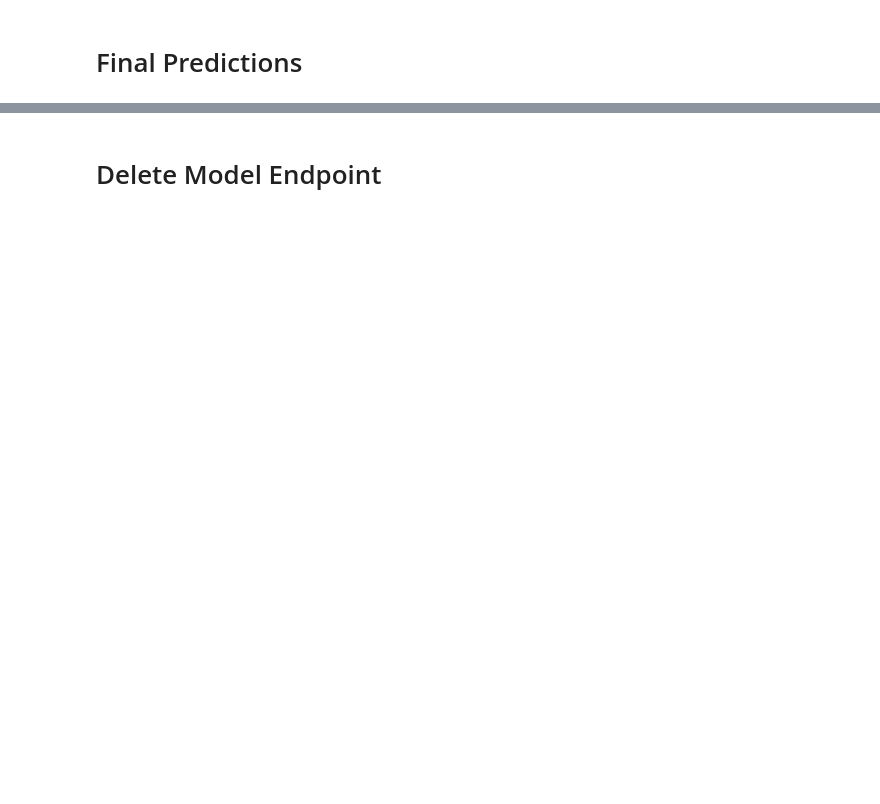
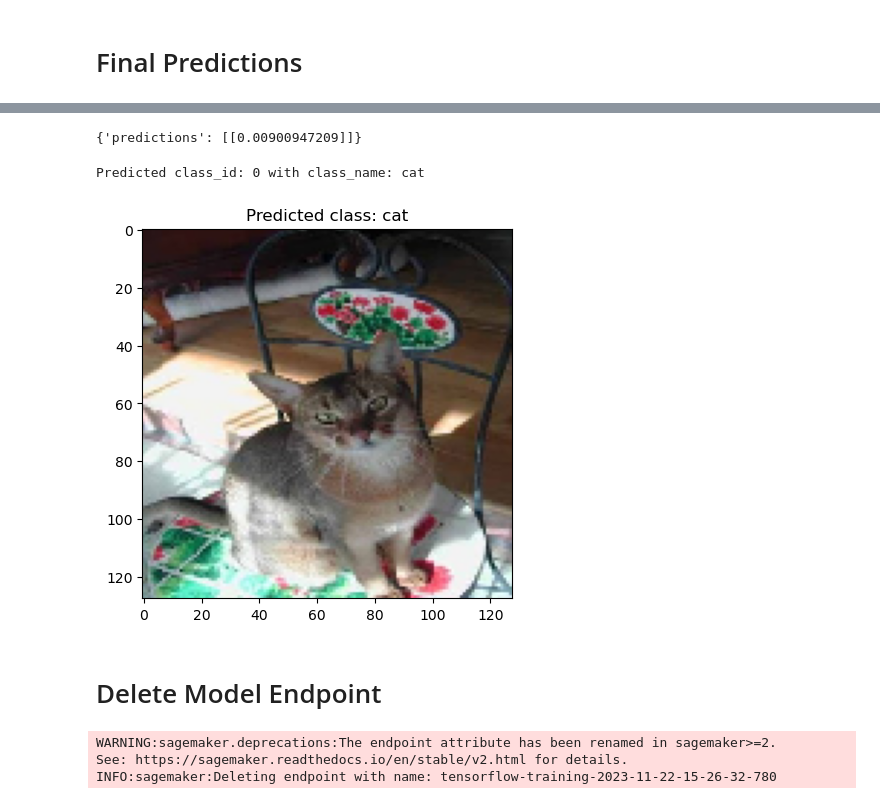
Before and after one commit to QsingularityAi/AWS-Project, a Jupyter notebook: pre_trainmodel_image_Analysis/Tensorflow Model in AWS.ipynb, the cells around one changed output, grey strips where cells are left out. Saved outputs shown, nothing was run; the diff lists cells and outputs as text; code cells hidden in the pictures; blank space fills up the shorter version.

```diff
--- a/pre_trainmodel_image_Analysis/Tensorflow Model in AWS.ipynb
+++ b/pre_trainmodel_image_Analysis/Tensorflow Model in AWS.ipynb
@@ -241,7 +247,7 @@ from sagemaker.tensorflow import TensorFlow
 pets_estimator = TensorFlow(
     entry_point='train.py',
     role=role,
-    train_instance_type='ml.p2.xlarge',
+    train_instance_type='ml.m5.xlarge',
     train_instance_count=1,
     framework_version='2.1.0',
     py_version='py3',
@@ -261,5 +288,5 @@ ResourceLimitExceeded: An error occurred (ResourceLimitExceeded) when calling th
 # %% [markdown]
 # Deploy TensorFlow Model
 # %%
-pets_predictor = pets_estimator.deploy(initial_instance_count=1, instance_type='ml.m4.xlarge')
+pets_predictor = pets_estimator.deploy(initial_instance_count=1, instance_type='ml.m5.xlarge')
 print('\nModel is deployed')
@@ -287,10 +324,34 @@ image_path = cat_images[0]
 results = get_pred(image_path)
 
 print(results)
+# %% [output]
+{'predictions': [[0.00900947209]]}
 # %%
 class_id = int(np.squeeze(results['predictions']) > 0.5)
 print('Predicted class_id:', class_id, 'with class_name:', classes[class_id])
+# %% [output]
+Predicted class_id: 0 with class_name: cat
+# %%
+# Get prediction for the first cat image
+image_path = cat_images[1]
+results = get_pred(image_path)
+class_id = int(np.squeeze(results['predictions']) > 0.5)
+
+# Define your classes
+classes = ['cat', 'dog']  # Ensure the order corresponds to how your model was trained
+
+# Display the image with prediction
+img = tf.keras.preprocessing.image.load_img(image_path, target_size=(128, 128))
+plt.imshow(img)
+plt.title(f'Predicted class: {classes[class_id]}')
+plt.show()
+# %% [output]
+[figure, added]
 # %% [markdown]
 # Delete Model Endpoint
 # %%
 sess.delete_endpoint(pets_predictor.endpoint)
+# %% [output]
+WARNING:sagemaker.deprecations:The endpoint attribute has been renamed in sagemaker>=2.
+See: https://sagemaker.readthedocs.io/en/stable/v2.html for details.
+INFO:sagemaker:Deleting endpoint with name: tensorflow-training-2023-11-22-15-26-32-780
```
Also changed, not shown: parts of 9 cells of this notebook, 1 other file.
